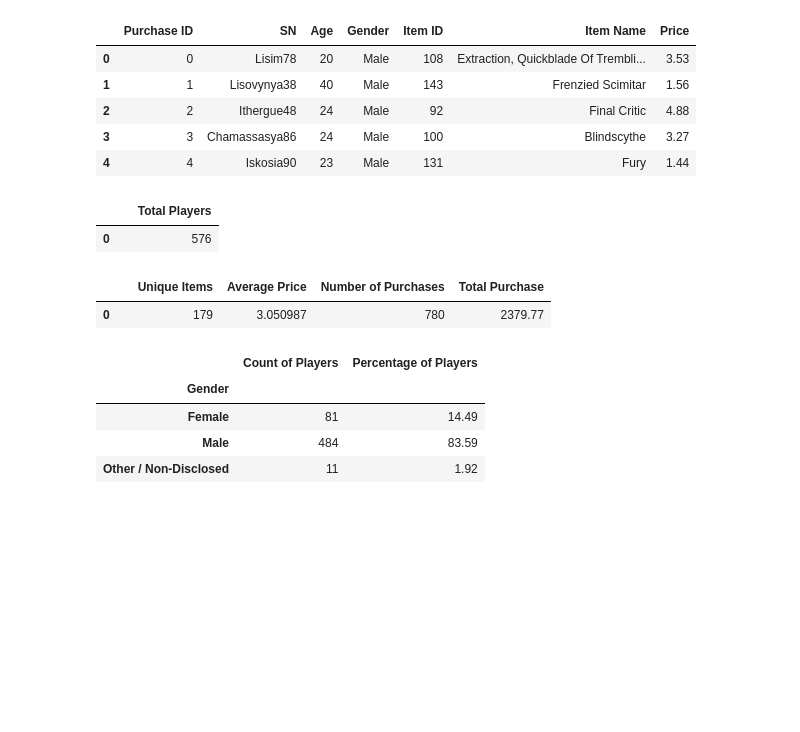
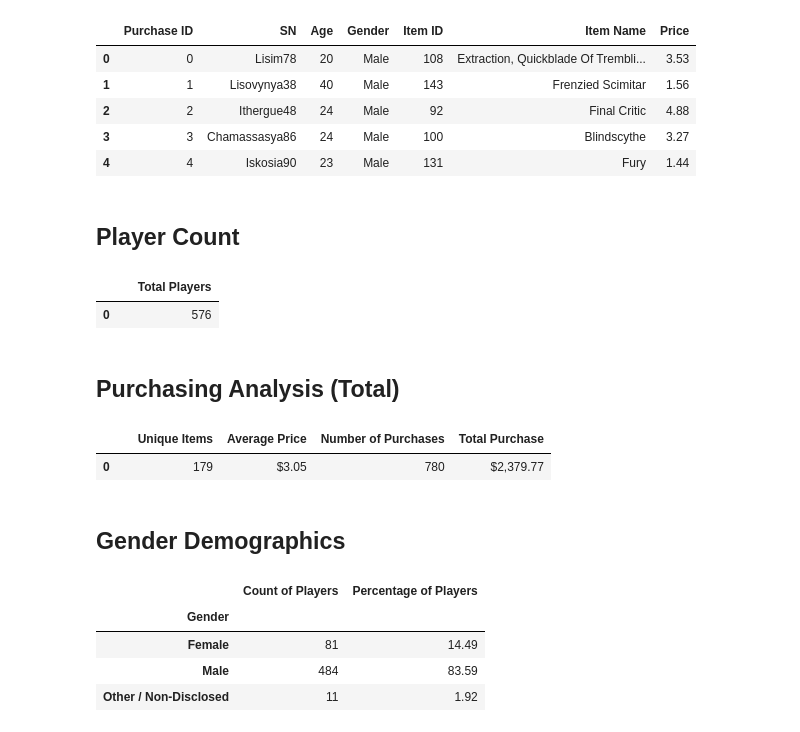
Before and after one commit to Freguenet/Pandas_Challenge, a Jupyter notebook: Heroes_of_pymoli.ipynb, the cells around one changed output. Drawn from its saved outputs; the diff is of its cells as text; code cells hidden in the pictures; blank space fills up the shorter version.

```diff
--- a/Heroes_of_pymoli.ipynb
+++ b/Heroes_of_pymoli.ipynb
@@ -13,4 +13,6 @@ pymoli_df.head()
 | 2 | 2 | Ithergue48 | 24 | Male | 92 | Final Critic | 4.88 |
 | 3 | 3 | Chamassasya86 | 24 | Male | 100 | Blindscythe | 3.27 |
 | 4 | 4 | Iskosia90 | 23 | Male | 131 | Fury | 1.44 |
+# %% [markdown]
+## Player Count
 # %%
@@ -23,22 +24,28 @@ df_player_count
 # %% [output]
 |  |  | Total Players |
 | 0 |  | 576 |
+# %% [markdown]
+## Purchasing Analysis (Total)
 # %%
 #purchasing annalysis
 num_unique = pymoli_df["Item Name"].nunique()
 ave_price = (pymoli_df["Price"].mean())
 num_purchase = pymoli_df["Purchase ID"].count()
 total_purchase = pymoli_df["Price"].sum()
 purch_annalysis = {"": [""],
                 "Unique Items": [num_unique],
                   "Average Price": [ave_price],
                    "Number of Purchases": [num_purchase],
                   "Total Purchase": [total_purchase]}
 df_purchase_annalysis = pd.DataFrame(purch_annalysis)
+df_purchase_annalysis["Average Price"] = df_purchase_annalysis["Average Price"].astype(float).map("${:,.3}".format)
+df_purchase_annalysis["Total Purchase"] = df_purchase_annalysis["Total Purchase"].astype(float).map("${:,.6}".format)
 df_purchase_annalysis
 # %% [output]
 |  |  | Unique Items | Average Price | Number of Purchases | Total Purchase |
-| 0 |  | 179 | 3.050987 | 780 | 2379.77 |
+| 0 |  | 179 | $3.05 | 780 | $2,379.77 |
+# %% [markdown]
+## Gender Demographics
 # %%
 #gender demographic
 grouped_gender = pymoli_df.groupby("Gender")
```
Also changed, not shown: parts of 16 cells of this notebook.
